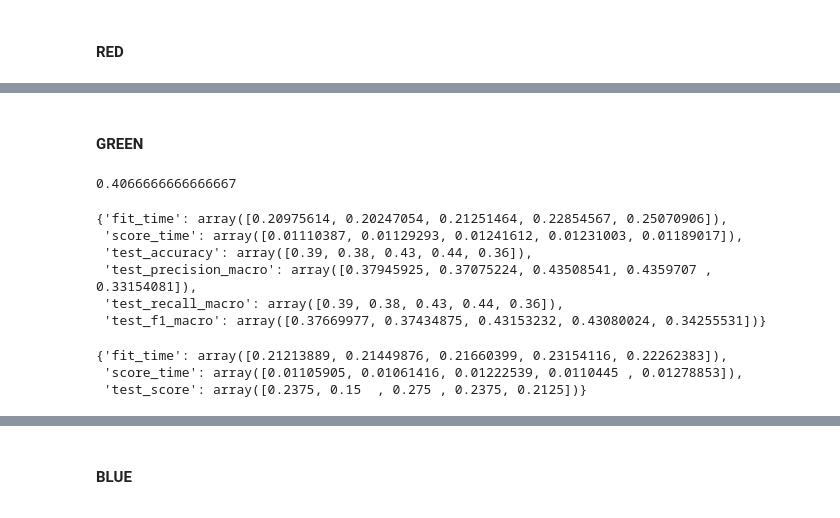
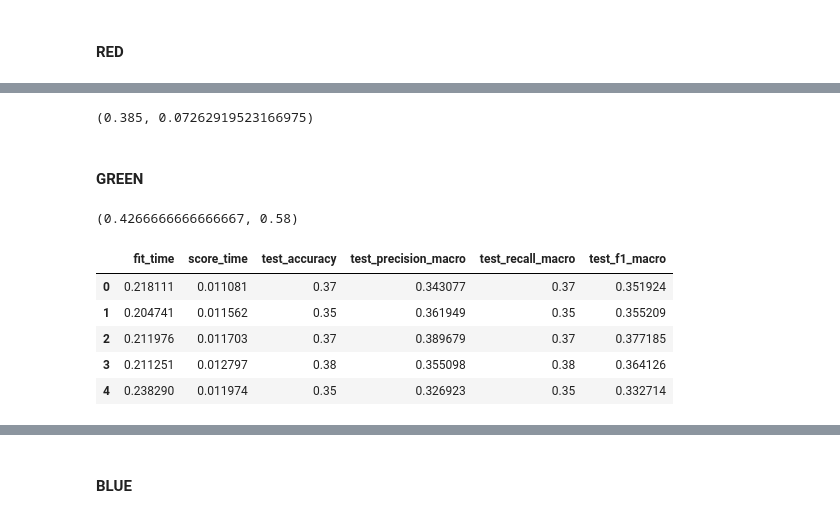
Before and after one commit to viniciusmwen/Computacional, a Jupyter notebook: Atividade07/pre.ipynb, the cells around one changed output, grey strips where cells are left out. Saved outputs shown, nothing was run; the diff lists cells and outputs as text; code cells hidden in the pictures.

```diff
--- a/Atividade07/pre.ipynb
+++ b/Atividade07/pre.ipynb
@@ -460,3 +481,7 @@ scoresRfKappa_Red['test_score'].mean(), scoresRfKappa_Red['test_score'].std()
+# %%
+scoresRfKappa_Red_Trans['test_score'].mean(), scoresRfKappa_Red_Trans['test_score'].std()
+# %% [output]
+(0.385, 0.07262919523166975)
 # %% [markdown]
 #### GREEN
 # %%
@@ -464,19 +490,13 @@ acRf_Green, scoresRf_Green, scoresRfKappa_Green = crossValidationRF(rGreen, labe
 # %%
-acRf_Green
+acRf_Green, acRf_Green_trans
 # %% [output]
-0.4066666666666667
+(0.4266666666666667, 0.58)
-# %%
-scoresRf_Green
-# %% [output]
-{'fit_time': array([0.20975614, 0.20247054, 0.21251464, 0.22854567, 0.25070906]),
- 'score_time': array([0.01110387, 0.01129293, 0.01241612, 0.01231003, 0.01189017]),
- 'test_accuracy': array([0.39, 0.38, 0.43, 0.44, 0.36]),
- 'test_precision_macro': array([0.37945925, 0.37075224, 0.43508541, 0.4359707 , 0.33154081]),
- 'test_recall_macro': array([0.39, 0.38, 0.43, 0.44, 0.36]),
- 'test_f1_macro': array([0.37669977, 0.37434875, 0.43153232, 0.43080024, 0.34255531])}
-# %%
-scoresRfKappa_Green
-# %% [output]
-{'fit_time': array([0.21213889, 0.21449876, 0.21660399, 0.23154116, 0.22262383]),
- 'score_time': array([0.01105905, 0.01061416, 0.01222539, 0.0110445 , 0.01278853]),
- 'test_score': array([0.2375, 0.15  , 0.275 , 0.2375, 0.2125])}
+# %%
+pd.DataFrame(scoresRf_Green)
+# %% [output]
+|  | fit_time | score_time | test_accuracy | test_precision_macro | test_recall_macro | test_f1_macro |
+| 0 | 0.218111 | 0.011081 | 0.37 | 0.343077 | 0.37 | 0.351924 |
+| 1 | 0.204741 | 0.011562 | 0.35 | 0.361949 | 0.35 | 0.355209 |
+| 2 | 0.211976 | 0.011703 | 0.37 | 0.389679 | 0.37 | 0.377185 |
+| 3 | 0.211251 | 0.012797 | 0.38 | 0.355098 | 0.38 | 0.364126 |
+| 4 | 0.238290 | 0.011974 | 0.35 | 0.326923 | 0.35 | 0.332714 |
```
Also changed, not shown: parts of 27 cells of this notebook.
